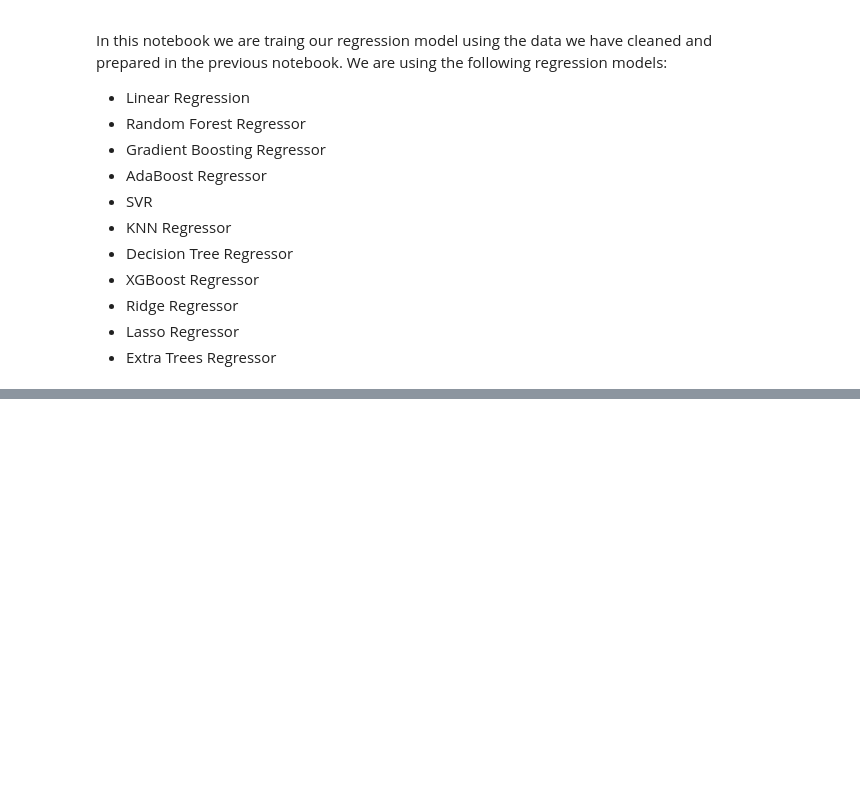
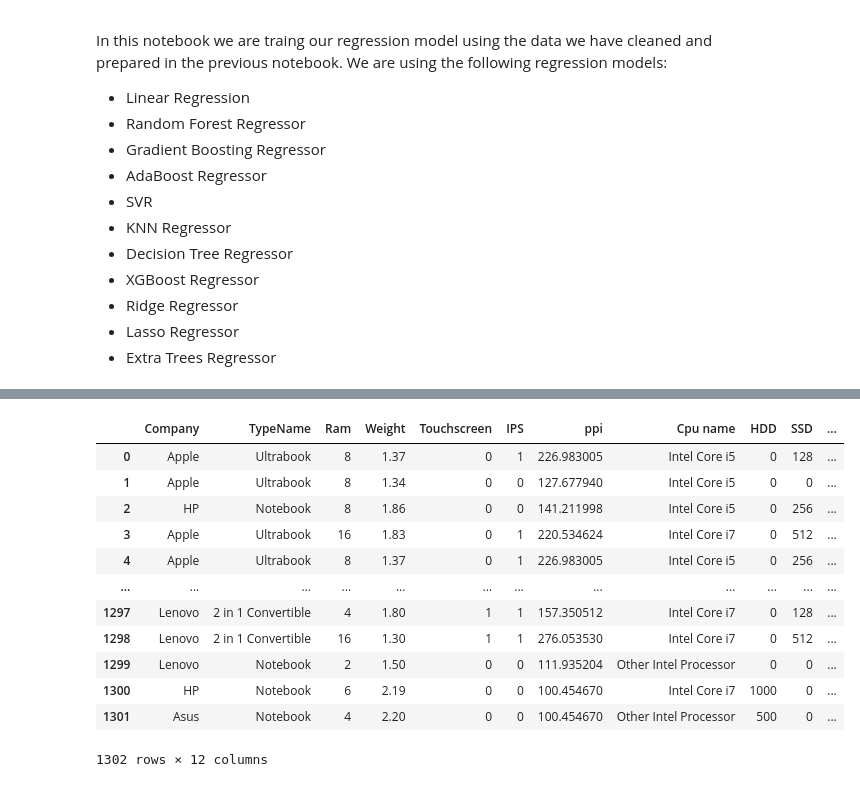
Before and after one commit to Haseeb1919/laptop-price-predictor, a Jupyter notebook: model_training.ipynb, the cells around one changed output, grey strips where cells are left out. Drawn from its saved outputs; the diff is of its cells as text; code cells hidden in the pictures; blank space fills up the shorter version.

```diff
--- a/model_training.ipynb
+++ b/model_training.ipynb
@@ -37,0 +65,16 @@ df.head()
+# %%
+X
+# %% [output]
+|  | Company | TypeName | Ram | Weight | Touchscreen | IPS | ppi | Cpu name | HDD | SSD | ... |
+| 0 | Apple | Ultrabook | 8 | 1.37 | 0 | 1 | 226.983005 | Intel Core i5 | 0 | 128 | ... |
+| 1 | Apple | Ultrabook | 8 | 1.34 | 0 | 0 | 127.677940 | Intel Core i5 | 0 | 0 | ... |
+| 2 | HP | Notebook | 8 | 1.86 | 0 | 0 | 141.211998 | Intel Core i5 | 0 | 256 | ... |
+| 3 | Apple | Ultrabook | 16 | 1.83 | 0 | 1 | 220.534624 | Intel Core i7 | 0 | 512 | ... |
+| 4 | Apple | Ultrabook | 8 | 1.37 | 0 | 1 | 226.983005 | Intel Core i5 | 0 | 256 | ... |
+| ... | ... | ... | ... | ... | ... | ... | ... | ... | ... | ... | ... |
+| 1297 | Lenovo | 2 in 1 Convertible | 4 | 1.80 | 1 | 1 | 157.350512 | Intel Core i7 | 0 | 128 | ... |
+| 1298 | Lenovo | 2 in 1 Convertible | 16 | 1.30 | 1 | 1 | 276.053530 | Intel Core i7 | 0 | 512 | ... |
+| 1299 | Lenovo | Notebook | 2 | 1.50 | 0 | 0 | 111.935204 | Other Intel Processor | 0 | 0 | ... |
+| 1300 | HP | Notebook | 6 | 2.19 | 0 | 0 | 100.454670 | Intel Core i7 | 1000 | 0 | ... |
+| 1301 | Asus | Notebook | 4 | 2.20 | 0 | 0 | 100.454670 | Other Intel Processor | 500 | 0 | ... |
+1302 rows × 12 columns
```
Also changed, not shown: parts of 10 cells of this notebook, 2 other files.
